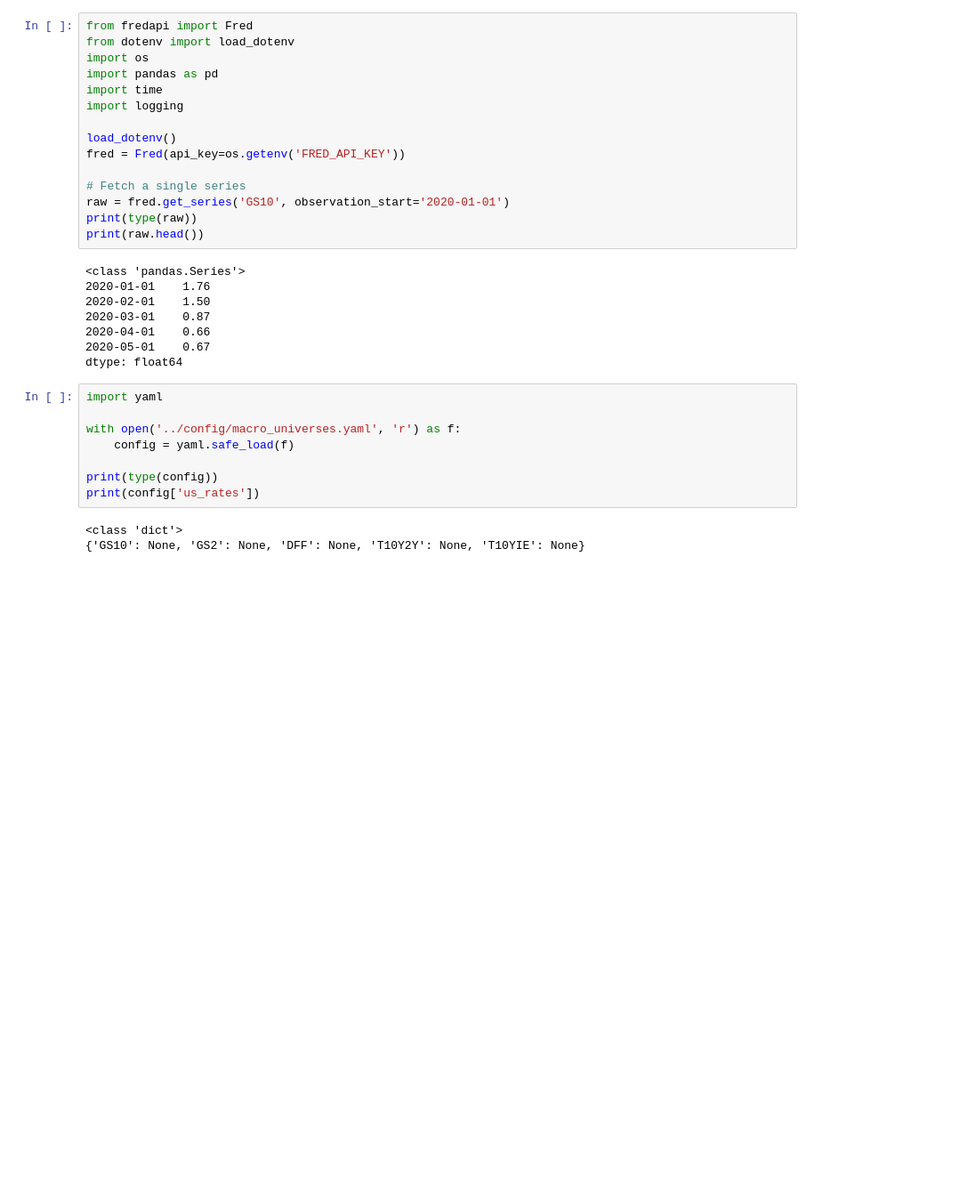
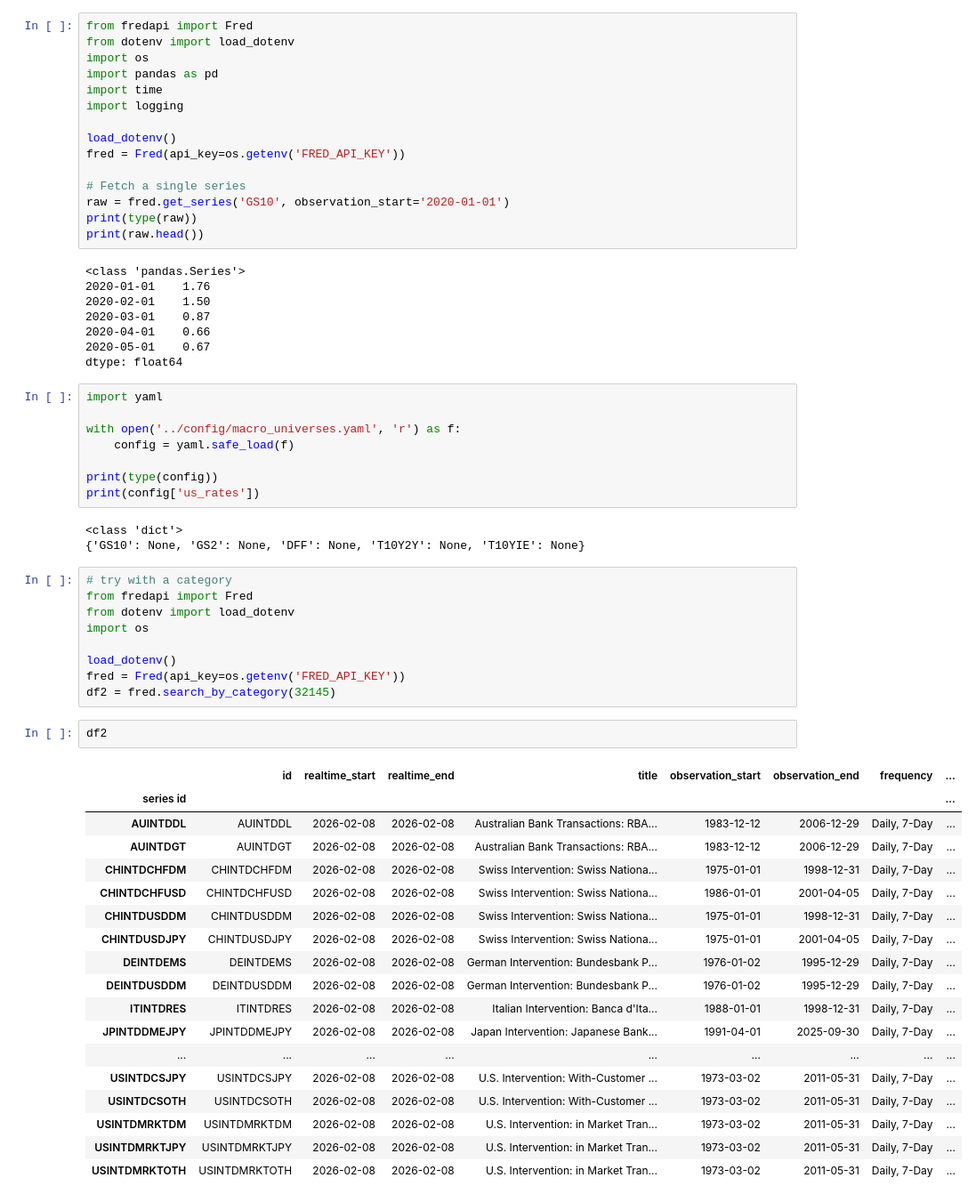
Before and after one commit to hugobrrss/quant-research, a Jupyter notebook: notebooks/explo_phase3.ipynb, the cells around one changed output. Shown at 89% size. Drawn from its saved outputs; the diff is of its cells as text; blank space fills up the shorter version.

Commit message:
universe fred fetcher

```diff
--- a/notebooks/explo_phase3.ipynb
+++ b/notebooks/explo_phase3.ipynb
@@ -158,3 +158,33 @@ print(config['us_rates'])
 # %% [output]
 <class 'dict'>
 {'GS10': None, 'GS2': None, 'DFF': None, 'T10Y2Y': None, 'T10YIE': None}
+# %%
+# try with a category
+from fredapi import Fred
+from dotenv import load_dotenv
+import os
+
+load_dotenv()
+fred = Fred(api_key=os.getenv('FRED_API_KEY'))
+df2 = fred.search_by_category(32145)
+# %%
+df2
+# %% [output]
+|  | id | realtime_start | realtime_end | title | observation_start | observation_end | frequency | ... |
+| series id |  |  |  |  |  |  |  | ... |
+| AUINTDDL | AUINTDDL | 2026-02-08 | 2026-02-08 | Australian Bank Transactions: RBA... | 1983-12-12 | 2006-12-29 | Daily, 7-Day | ... |
+| AUINTDGT | AUINTDGT | 2026-02-08 | 2026-02-08 | Australian Bank Transactions: RBA... | 1983-12-12 | 2006-12-29 | Daily, 7-Day | ... |
+| CHINTDCHFDM | CHINTDCHFDM | 2026-02-08 | 2026-02-08 | Swiss Intervention: Swiss Nationa... | 1975-01-01 | 1998-12-31 | Daily, 7-Day | ... |
+| CHINTDCHFUSD | CHINTDCHFUSD | 2026-02-08 | 2026-02-08 | Swiss Intervention: Swiss Nationa... | 1986-01-01 | 2001-04-05 | Daily, 7-Day | ... |
+| CHINTDUSDDM | CHINTDUSDDM | 2026-02-08 | 2026-02-08 | Swiss Intervention: Swiss Nationa... | 1975-01-01 | 1998-12-31 | Daily, 7-Day | ... |
+| CHINTDUSDJPY | CHINTDUSDJPY | 2026-02-08 | 2026-02-08 | Swiss Intervention: Swiss Nationa... | 1975-01-01 | 2001-04-05 | Daily, 7-Day | ... |
+| DEINTDEMS | DEINTDEMS | 2026-02-08 | 2026-02-08 | German Intervention: Bundesbank P... | 1976-01-02 | 1995-12-29 | Daily, 7-Day | ... |
+| DEINTDUSDDM | DEINTDUSDDM | 2026-02-08 | 2026-02-08 | German Intervention: Bundesbank P... | 1976-01-02 | 1995-12-29 | Daily, 7-Day | ... |
+| ITINTDRES | ITINTDRES | 2026-02-08 | 2026-02-08 | Italian Intervention: Banca d'Ita... | 1988-01-01 | 1998-12-31 | Daily, 7-Day | ... |
+| JPINTDDMEJPY | JPINTDDMEJPY | 2026-02-08 | 2026-02-08 | Japan Intervention: Japanese Bank... | 1991-04-01 | 2025-09-30 | Daily, 7-Day | ... |
+| ... | ... | ... | ... | ... | ... | ... | ... | ... |
+| USINTDCSJPY | USINTDCSJPY | 2026-02-08 | 2026-02-08 | U.S. Intervention: With-Customer ... | 1973-03-02 | 2011-05-31 | Daily, 7-Day | ... |
+| USINTDCSOTH | USINTDCSOTH | 2026-02-08 | 2026-02-08 | U.S. Intervention: With-Customer ... | 1973-03-02 | 2011-05-31 | Daily, 7-Day | ... |
+| USINTDMRKTDM | USINTDMRKTDM | 2026-02-08 | 2026-02-08 | U.S. Intervention: in Market Tran... | 1973-03-02 | 2011-05-31 | Daily, 7-Day | ... |
+| USINTDMRKTJPY | USINTDMRKTJPY | 2026-02-08 | 2026-02-08 | U.S. Intervention: in Market Tran... | 1973-03-02 | 2011-05-31 | Daily, 7-Day | ... |
+| USINTDMRKTOTH | USINTDMRKTOTH | 2026-02-08 | 2026-02-08 | U.S. Intervention: in Market Tran... | 1973-03-02 | 2011-05-31 | Daily, 7-Day | ... |
```
Also changed, not shown: parts of 2 cells of this notebook, 1 other file.
